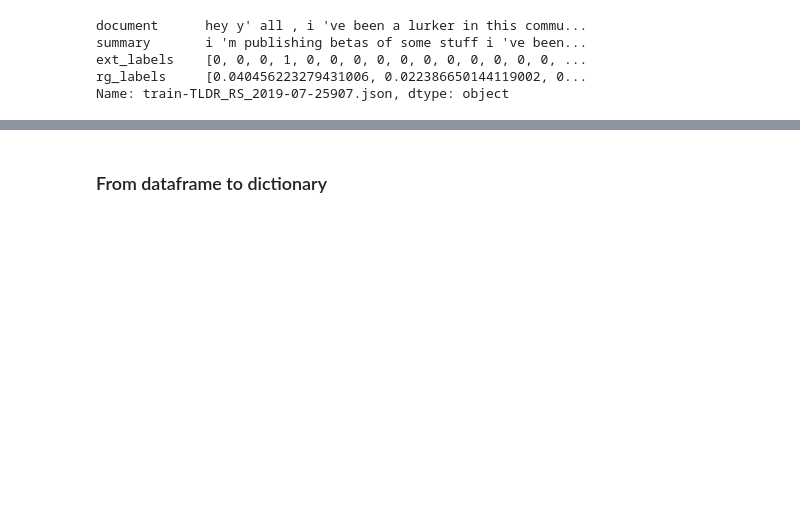
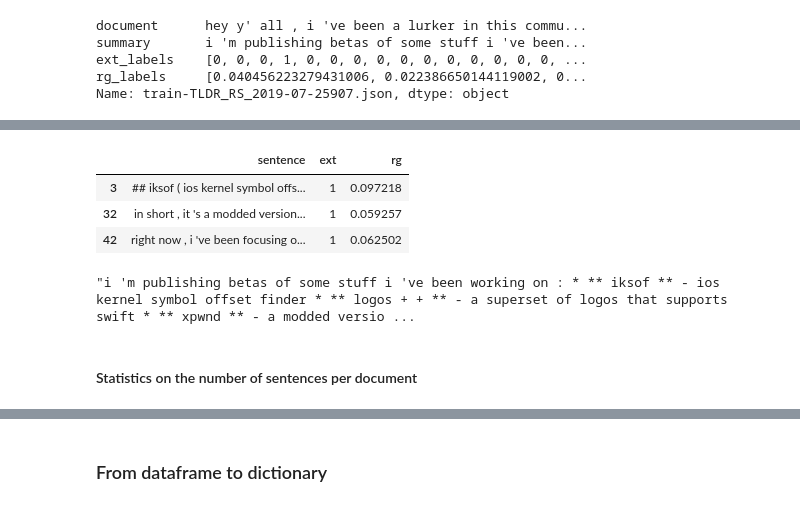
Before and after one commit to giocoal/reddit-tldr-summarizer-and-topic-modeling, a Jupyter notebook: TLDR text summarization.ipynb, the cells around one changed output, grey strips where cells are left out. Cells and saved outputs as stored; diff of their text form; code cells hidden in the pictures; blank space fills up the shorter version.

```diff
--- a/TLDR text summarization.ipynb
+++ b/TLDR text summarization.ipynb
@@ -70,0 +115,13 @@ train['document'].iloc[0]
+# %%
+example_doc[example_doc['ext']==1]
+# %% [output]
+|  | sentence | ext | rg |
+| 3 | ## iksof ( ios kernel symbol offs... | 1 | 0.097218 |
+| 32 | in short , it 's a modded version... | 1 | 0.059257 |
+| 42 | right now , i 've been focusing o... | 1 | 0.062502 |
+# %%
+train['summary'].iloc[0]
+# %% [output]
+"i 'm publishing betas of some stuff i 've been working on : * ** iksof ** - ios kernel symbol offset finder * ** logos + + ** - a superset of logos that supports swift * ** xpwnd ** - a modded versio ...
+# %% [markdown]
+#### Statistics on the number of sentences per document
```
Also changed, not shown: parts of 9 cells of this notebook.
